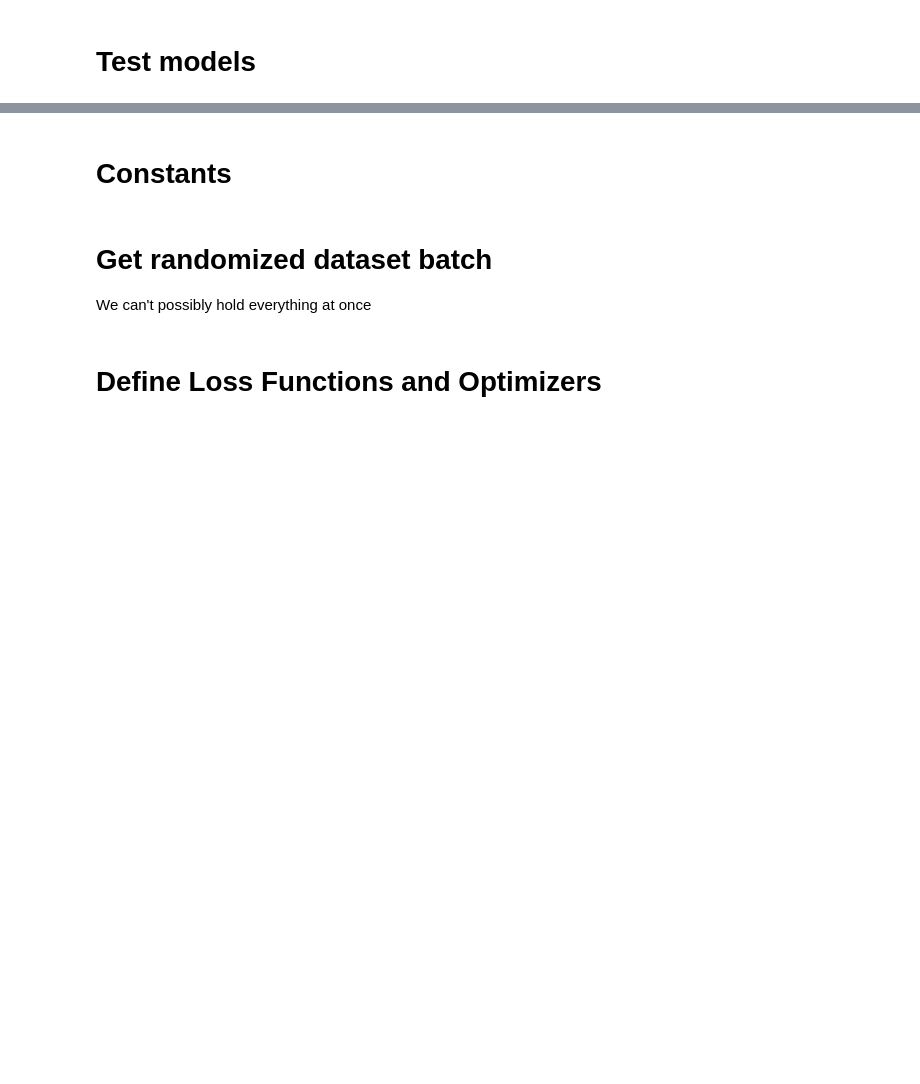
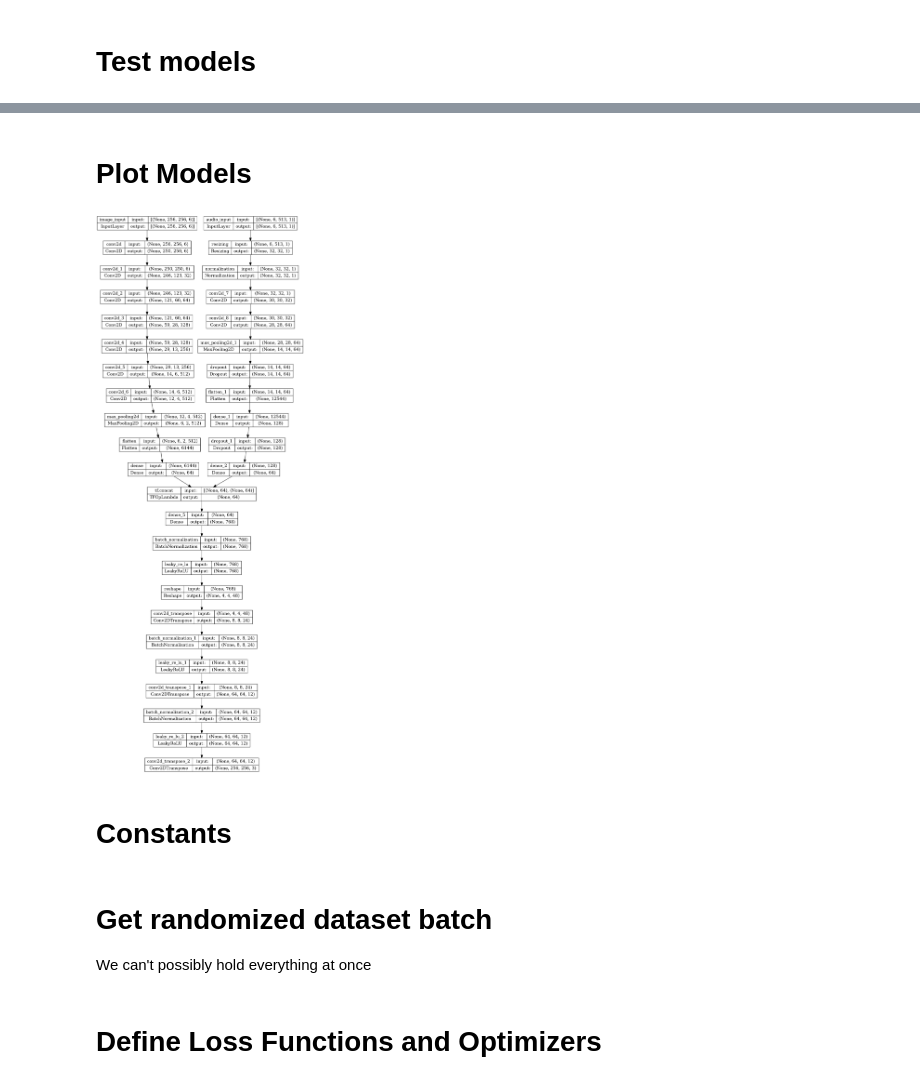
Before and after one commit to Blinco0/deepfake-lip-sync, a Jupyter notebook: train_GAN.ipynb, the cells around one changed output, grey strips where cells are left out. Cells and saved outputs as stored; diff of their text form; code cells hidden in the pictures; blank space fills up the shorter version.

```diff
--- a/train_GAN.ipynb
+++ b/train_GAN.ipynb
@@ -122,0 +124,6 @@ _________________________________________________________________
+# %% [markdown]
+# Plot Models
+# %%
+keras.utils.plot_model(gen, 'generator_plot.png', show_shapes=True)
+# %% [output]
+[figure, added]
```
Also changed, not shown: parts of 4 cells of this notebook, 5 other files.
